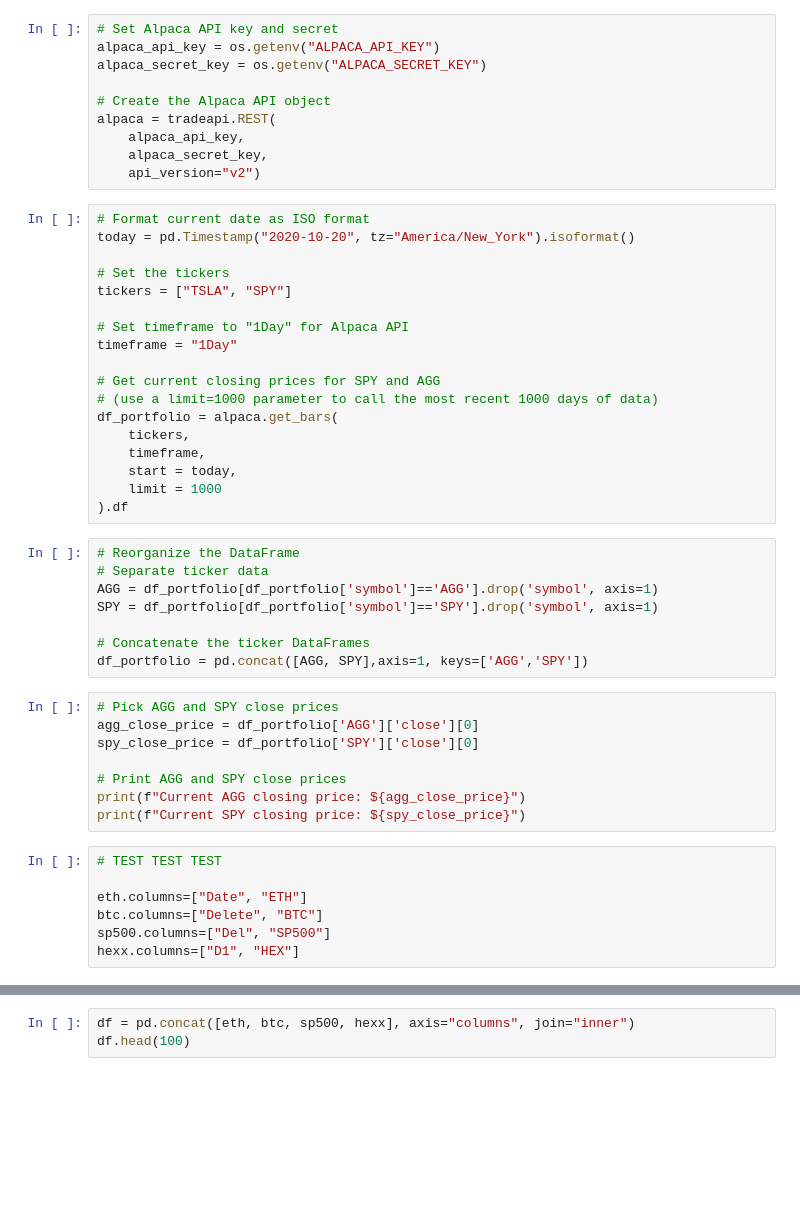
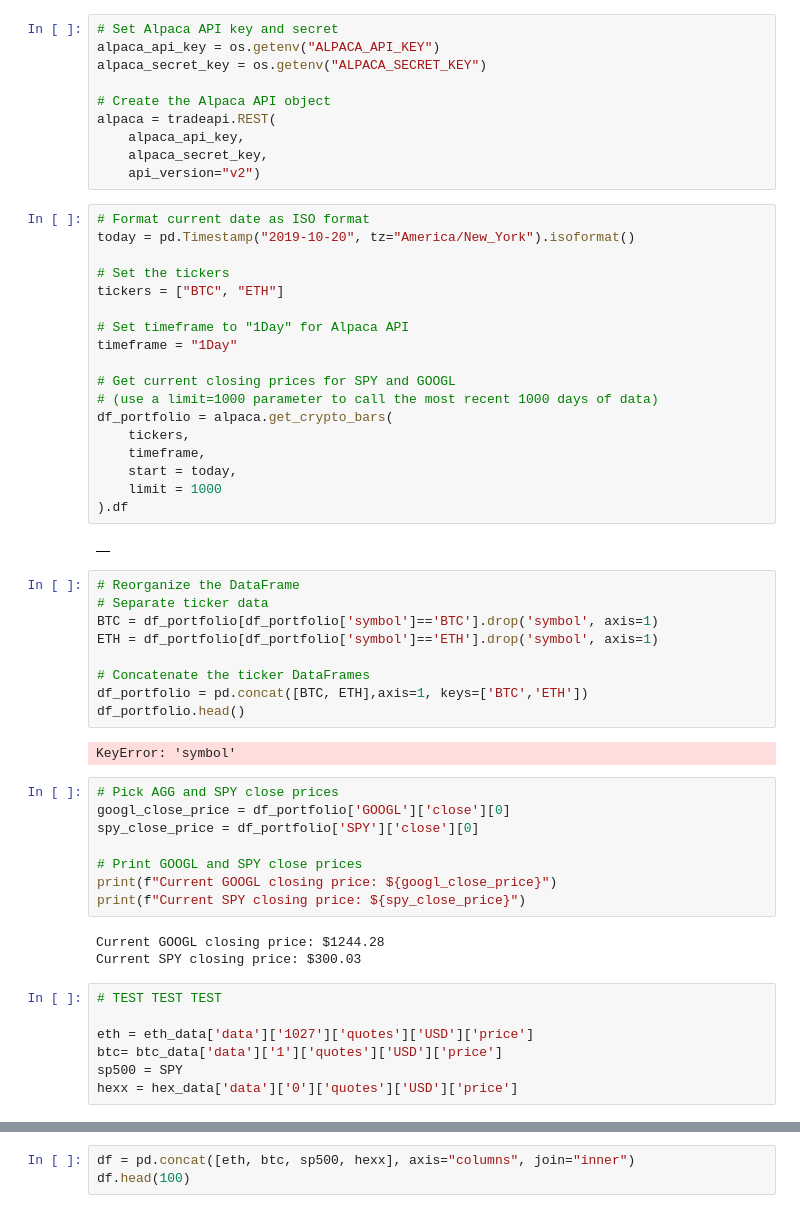
Before and after one commit to dannynday/group-project-1, a Jupyter notebook: Self-Project.ipynb, the cells around one changed output, grey strips where cells are left out. Saved outputs shown, nothing was run; the diff lists cells and outputs as text; blank space fills up the shorter version.

```diff
--- a/Self-Project.ipynb
+++ b/Self-Project.ipynb
@@ -84,45 +104,53 @@ alpaca = tradeapi.REST(
     api_version="v2")
 # %%
 # Format current date as ISO format
-today = pd.Timestamp("2020-10-20", tz="America/New_York").isoformat()
+today = pd.Timestamp("2019-10-20", tz="America/New_York").isoformat()
 
 # Set the tickers
-tickers = ["TSLA", "SPY"]
+tickers = ["BTC", "ETH"]
 
 # Set timeframe to "1Day" for Alpaca API
 timeframe = "1Day"
 
-# Get current closing prices for SPY and AGG
+# Get current closing prices for SPY and GOOGL
 # (use a limit=1000 parameter to call the most recent 1000 days of data)
-df_portfolio = alpaca.get_bars(
+df_portfolio = alpaca.get_crypto_bars(
     tickers,
     timeframe,
     start = today,
     limit = 1000
 ).df
+# %% [output]
+|  |
 # %%
 # Reorganize the DataFrame
 # Separate ticker data
-AGG = df_portfolio[df_portfolio['symbol']=='AGG'].drop('symbol', axis=1)
-SPY = df_portfolio[df_portfolio['symbol']=='SPY'].drop('symbol', axis=1)
+BTC = df_portfolio[df_portfolio['symbol']=='BTC'].drop('symbol', axis=1)
+ETH = df_portfolio[df_portfolio['symbol']=='ETH'].drop('symbol', axis=1)
 
 # Concatenate the ticker DataFrames
-df_portfolio = pd.concat([AGG, SPY],axis=1, keys=['AGG','SPY'])
+df_portfolio = pd.concat([BTC, ETH],axis=1, keys=['BTC','ETH'])
+df_portfolio.head()
+# %% [output]
+KeyError: 'symbol'
 # %%
 # Pick AGG and SPY close prices
-agg_close_price = df_portfolio['AGG']['close'][0]
+googl_close_price = df_portfolio['GOOGL']['close'][0]
 spy_close_price = df_portfolio['SPY']['close'][0]
 
-# Print AGG and SPY close prices
-print(f"Current AGG closing price: ${agg_close_price}")
+# Print GOOGL and SPY close prices
+print(f"Current GOOGL closing price: ${googl_close_price}")
 print(f"Current SPY closing price: ${spy_close_price}")
+# %% [output]
+Current GOOGL closing price: $1244.28
+Current SPY closing price: $300.03
 # %%
 # TEST TEST TEST
 
-eth.columns=["Date", "ETH"]
-btc.columns=["Delete", "BTC"]
-sp500.columns=["Del", "SP500"]
-hexx.columns=["D1", "HEX"]
+eth = eth_data['data']['1027']['quotes']['USD']['price']
+btc= btc_data['data']['1']['quotes']['USD']['price']
+sp500 = SPY
+hexx = hex_data['data']['0']['quotes']['USD']['price']
 # %%
 btc.drop(columns=["Delete"], inplace=True)
 sp500.drop(columns=["Del"], inplace=True)
```
Also changed, not shown: parts of 7 cells of this notebook.
